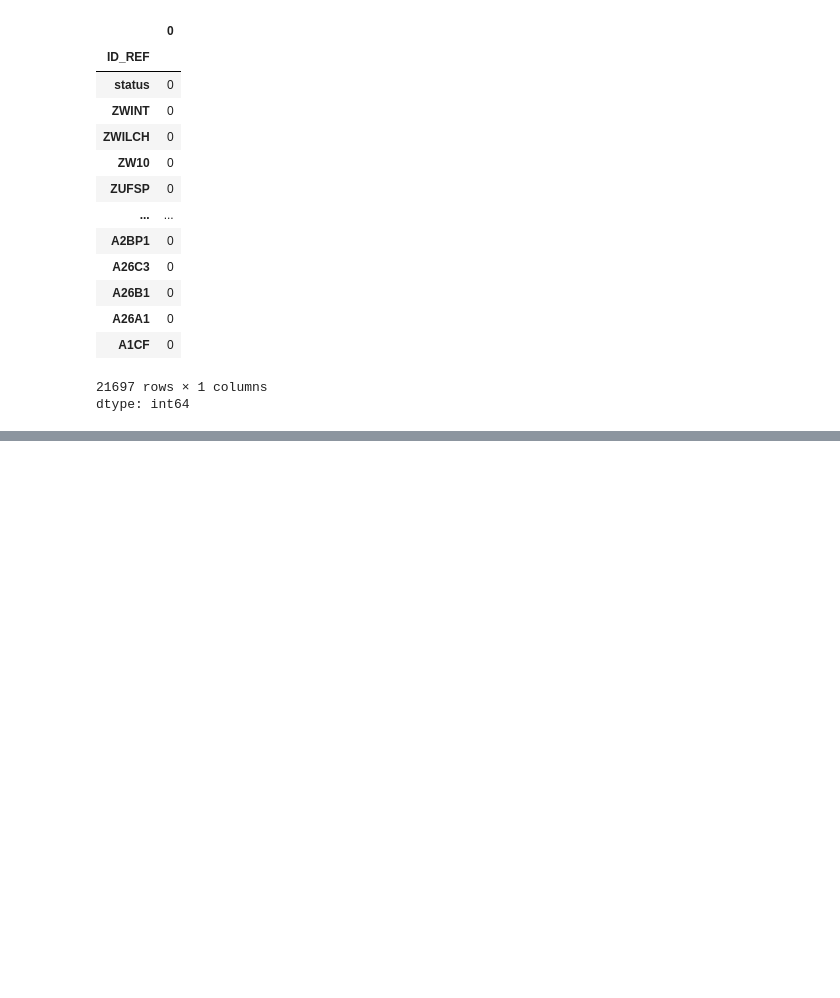
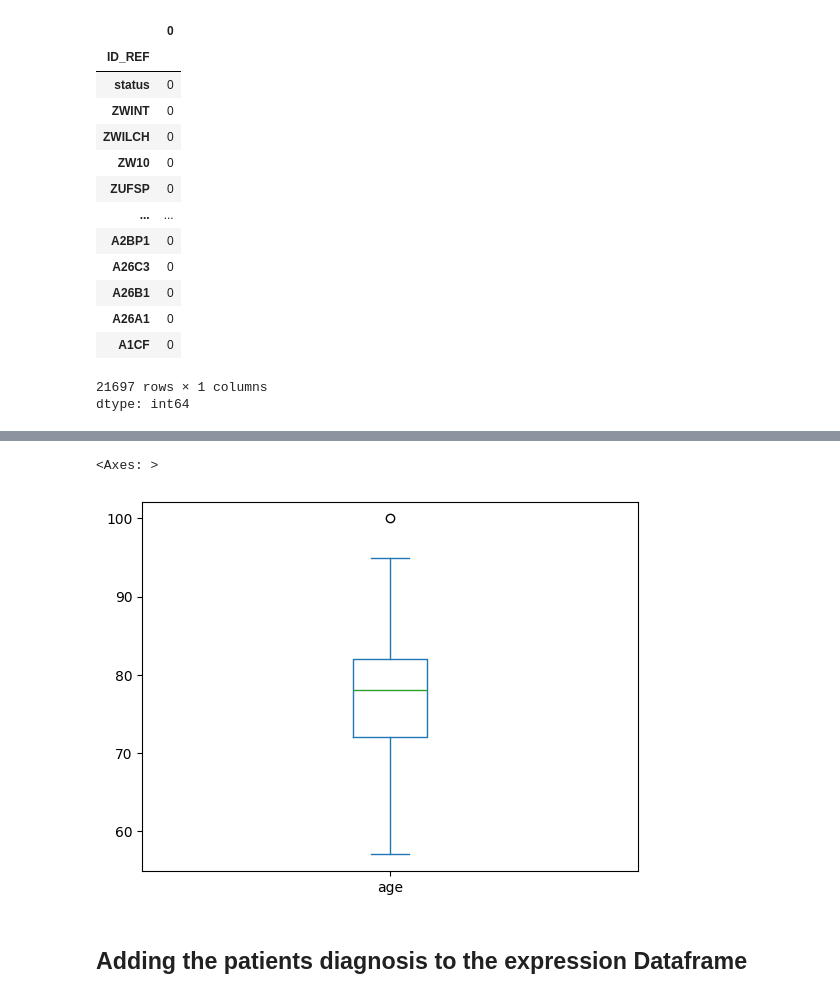
Before and after one commit to FerasAfi/genetic-alzheimer-disease-prediction-app, a Jupyter notebook: Notebooks/Data Cleaning.ipynb, the cells around one changed output, grey strips where cells are left out. Drawn from its saved outputs; the diff is of its cells as text; code cells hidden in the pictures; blank space fills up the shorter version.

```diff
--- a/Notebooks/Data Cleaning.ipynb
+++ b/Notebooks/Data Cleaning.ipynb
@@ -452,0 +746,7 @@ plt.show()
+# %%
+metadata_gse_61["age"].astype(int).plot(kind='box')
+# %% [output]
+<Axes: >
+[figure, added]
+# %% [markdown]
+## Adding the patients diagnosis to the expression Dataframe
```
Also changed, not shown: parts of 67 cells of this notebook, 5 other files.
